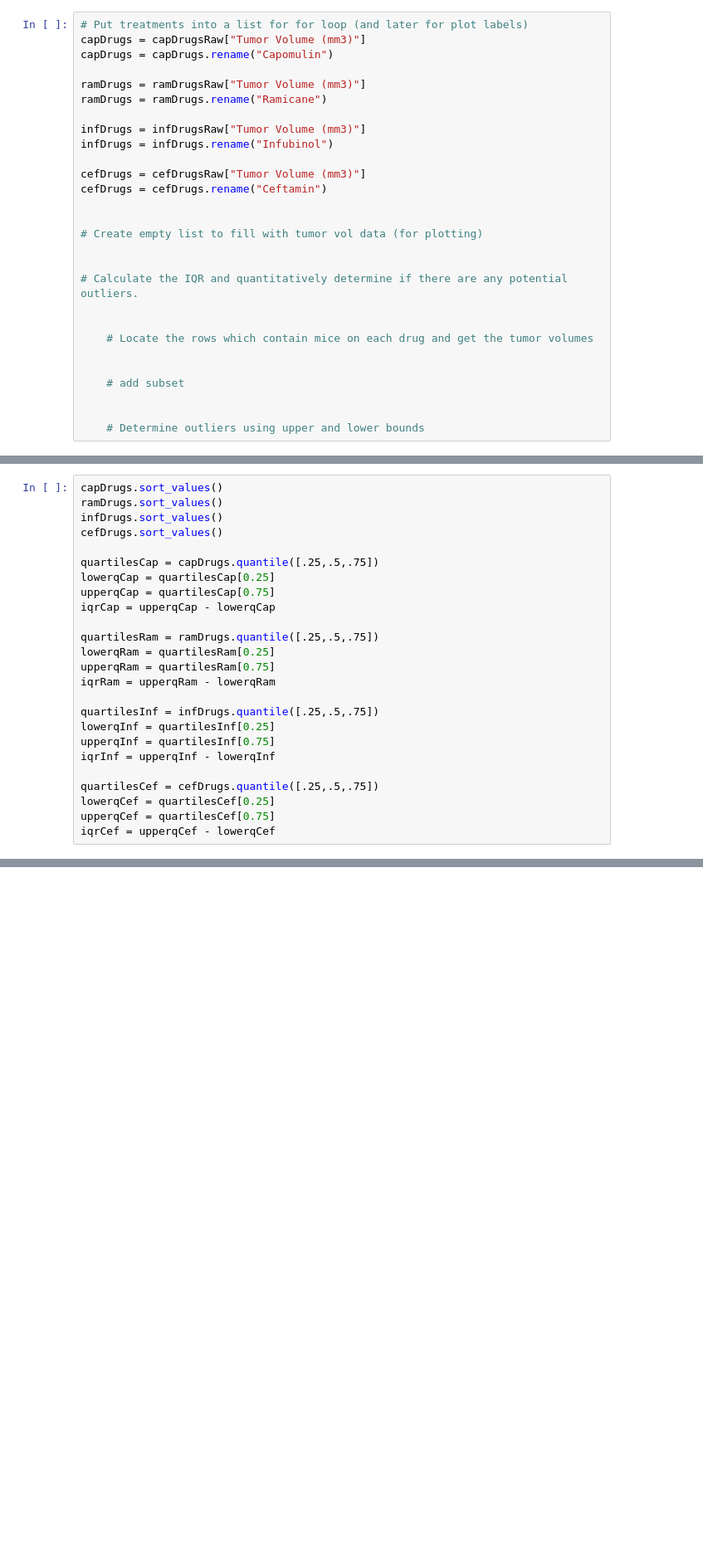
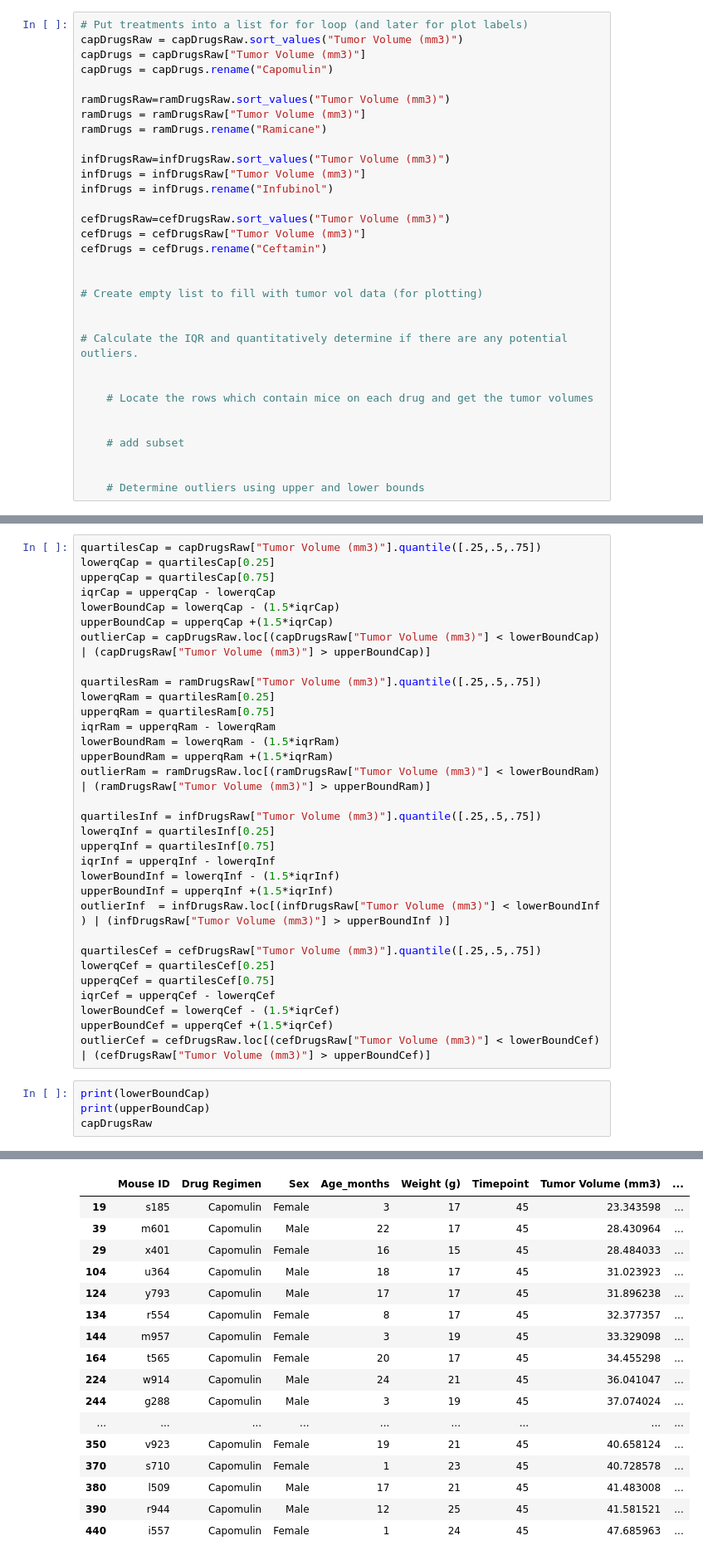
Before and after one commit to scavazos4/Pymaceuticals-challenge, a Jupyter notebook: Pymaceuticals/pymaceuticals_starter.ipynb, the cells around one changed output, grey strips where cells are left out. Shown at 83% size. Saved outputs shown, nothing was run; the diff lists cells and outputs as text; blank space fills up the shorter version.

```diff
--- a/Pymaceuticals/pymaceuticals_starter.ipynb
+++ b/Pymaceuticals/pymaceuticals_starter.ipynb
@@ -166,14 +177,18 @@ Length: 63, dtype: float64
 # %%
 # Put treatments into a list for for loop (and later for plot labels)
+capDrugsRaw = capDrugsRaw.sort_values("Tumor Volume (mm3)")
 capDrugs = capDrugsRaw["Tumor Volume (mm3)"]
 capDrugs = capDrugs.rename("Capomulin")
 
+ramDrugsRaw=ramDrugsRaw.sort_values("Tumor Volume (mm3)")
 ramDrugs = ramDrugsRaw["Tumor Volume (mm3)"]
 ramDrugs = ramDrugs.rename("Ramicane")
 
+infDrugsRaw=infDrugsRaw.sort_values("Tumor Volume (mm3)")
 infDrugs = infDrugsRaw["Tumor Volume (mm3)"]
 infDrugs = infDrugs.rename("Infubinol")
 
+cefDrugsRaw=cefDrugsRaw.sort_values("Tumor Volume (mm3)")
 cefDrugs = cefDrugsRaw["Tumor Volume (mm3)"]
 cefDrugs = cefDrugs.rename("Ceftamin")
 
@@ -196,25 +209,37 @@ cefDrugs = cefDrugs.rename("Ceftamin")
 # %%
-capDrugs.sort_values()
-ramDrugs.sort_values()
-infDrugs.sort_values()
-cefDrugs.sort_values()
-
-quartilesCap = capDrugs.quantile([.25,.5,.75])
+quartilesCap = capDrugsRaw["Tumor Volume (mm3)"].quantile([.25,.5,.75])
 lowerqCap = quartilesCap[0.25]
 upperqCap = quartilesCap[0.75]
 iqrCap = upperqCap - lowerqCap
+lowerBoundCap = lowerqCap - (1.5*iqrCap)
+upperBoundCap = upperqCap +(1.5*iqrCap)
+outlierCap = capDrugsRaw.loc[(capDrugsRaw["Tumor Volume (mm3)"] < lowerBoundCap) | (capDrugsRaw["Tumor Volume (mm3)"] > upperBoundCap)]
 
-quartilesRam = ramDrugs.quantile([.25,.5,.75])
+quartilesRam = ramDrugsRaw["Tumor Volume (mm3)"].quantile([.25,.5,.75])
 lowerqRam = quartilesRam[0.25]
 upperqRam = quartilesRam[0.75]
 iqrRam = upperqRam - lowerqRam
+lowerBoundRam = lowerqRam - (1.5*iqrRam)
+upperBoundRam = upperqRam +(1.5*iqrRam)
+outlierRam = ramDrugsRaw.loc[(ramDrugsRaw["Tumor Volume (mm3)"] < lowerBoundRam) | (ramDrugsRaw["Tumor Volume (mm3)"] > upperBoundRam)]
 
-quartilesInf = infDrugs.quantile([.25,.5,.75])
+quartilesInf = infDrugsRaw["Tumor Volume (mm3)"].quantile([.25,.5,.75])
 lowerqInf = quartilesInf[0.25]
 upperqInf = quartilesInf[0.75]
 iqrInf = upperqInf - lowerqInf
+lowerBoundInf = lowerqInf - (1.5*iqrInf)
+upperBoundInf = upperqInf +(1.5*iqrInf)
+outlierInf  = infDrugsRaw.loc[(infDrugsRaw["Tumor Volume (mm3)"] < lowerBoundInf ) | (infDrugsRaw["Tumor Volume (mm3)"] > upperBoundInf )]
 
-quartilesCef = cefDrugs.quantile([.25,.5,.75])
+quartilesCef = cefDrugsRaw["Tumor Volume (mm3)"].quantile([.25,.5,.75])
 lowerqCef = quartilesCef[0.25]
 upperqCef = quartilesCef[0.75]
 iqrCef = upperqCef - lowerqCef
+lowerBoundCef = lowerqCef - (1.5*iqrCef)
+upperBoundCef = upperqCef +(1.5*iqrCef)
+outlierCef = cefDrugsRaw.loc[(cefDrugsRaw["Tumor Volume (mm3)"] < lowerBoundCef) | (cefDrugsRaw["Tumor Volume (mm3)"] > upperBoundCef)]
+# %%
+print(lowerBoundCap)
+print(upperBoundCap)
+capDrugsRaw
+# %% [output]
@@ -220,0 +248,17 @@ iqrCef = upperqCef - lowerqCef
+|  | Mouse ID | Drug Regimen | Sex | Age_months | Weight (g) | Timepoint | Tumor Volume (mm3) | ... |
+| 19 | s185 | Capomulin | Female | 3 | 17 | 45 | 23.343598 | ... |
+| 39 | m601 | Capomulin | Male | 22 | 17 | 45 | 28.430964 | ... |
+| 29 | x401 | Capomulin | Female | 16 | 15 | 45 | 28.484033 | ... |
+| 104 | u364 | Capomulin | Male | 18 | 17 | 45 | 31.023923 | ... |
+| 124 | y793 | Capomulin | Male | 17 | 17 | 45 | 31.896238 | ... |
+| 134 | r554 | Capomulin | Female | 8 | 17 | 45 | 32.377357 | ... |
+| 144 | m957 | Capomulin | Female | 3 | 19 | 45 | 33.329098 | ... |
+| 164 | t565 | Capomulin | Female | 20 | 17 | 45 | 34.455298 | ... |
+| 224 | w914 | Capomulin | Male | 24 | 21 | 45 | 36.041047 | ... |
+| 244 | g288 | Capomulin | Male | 3 | 19 | 45 | 37.074024 | ... |
+| ... | ... | ... | ... | ... | ... | ... | ... | ... |
+| 350 | v923 | Capomulin | Female | 19 | 21 | 45 | 40.658124 | ... |
+| 370 | s710 | Capomulin | Female | 1 | 23 | 45 | 40.728578 | ... |
+| 380 | l509 | Capomulin | Male | 17 | 21 | 45 | 41.483008 | ... |
+| 390 | r944 | Capomulin | Male | 12 | 25 | 45 | 41.581521 | ... |
+| 440 | i557 | Capomulin | Female | 1 | 24 | 45 | 47.685963 | ... |
```
Also changed, not shown: parts of 10 cells of this notebook.
